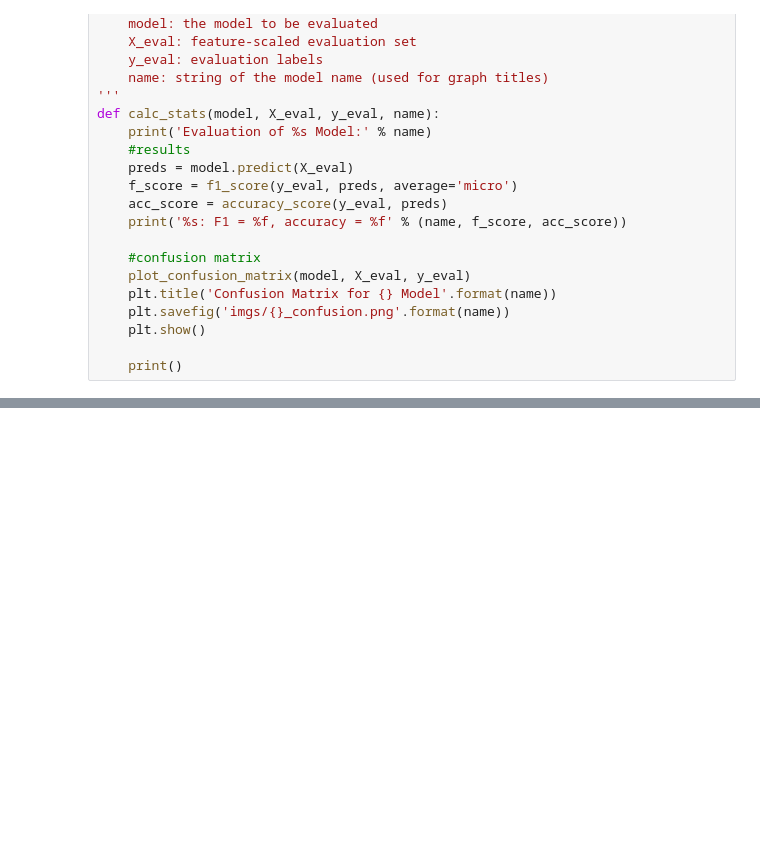
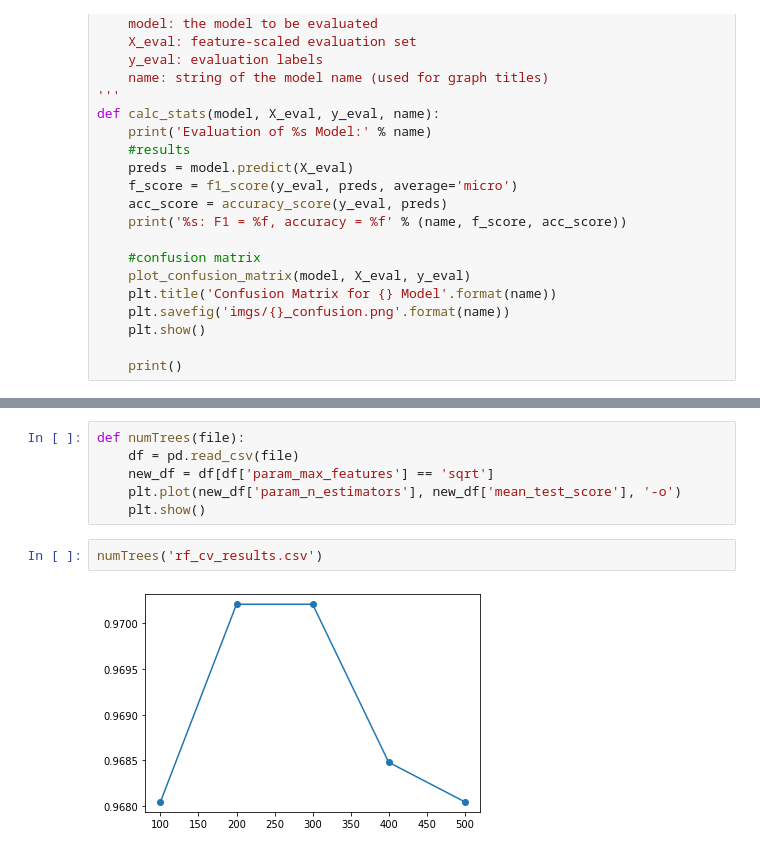
Before and after one commit to drdibble/HW3, a Jupyter notebook: hw3.ipynb, the cells around one changed output, grey strips where cells are left out. Saved outputs shown, nothing was run; the diff lists cells and outputs as text; blank space fills up the shorter version.

```diff
--- a/hw3.ipynb
+++ b/hw3.ipynb
@@ -111,0 +135,10 @@ SVM: F1 = 0.974093, accuracy = 0.974093
+# %%
+def numTrees(file):
+    df = pd.read_csv(file)
+    new_df = df[df['param_max_features'] == 'sqrt']
+    plt.plot(new_df['param_n_estimators'], new_df['mean_test_score'], '-o')
+    plt.show()
+# %%
+numTrees('rf_cv_results.csv')
+# %% [output]
+[figure, added]
```
Also changed, not shown: parts of 6 cells of this notebook.
